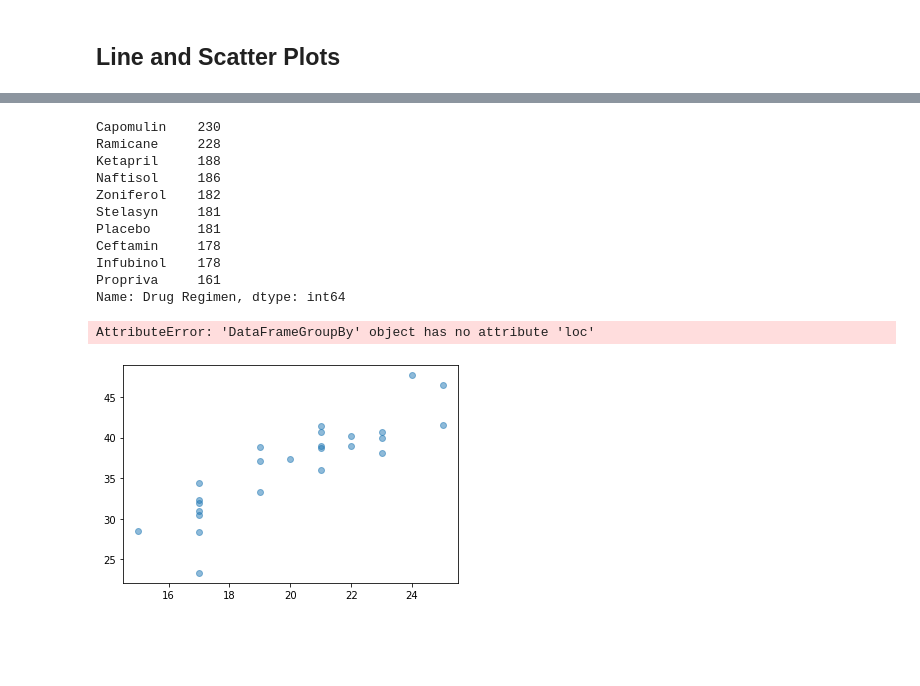
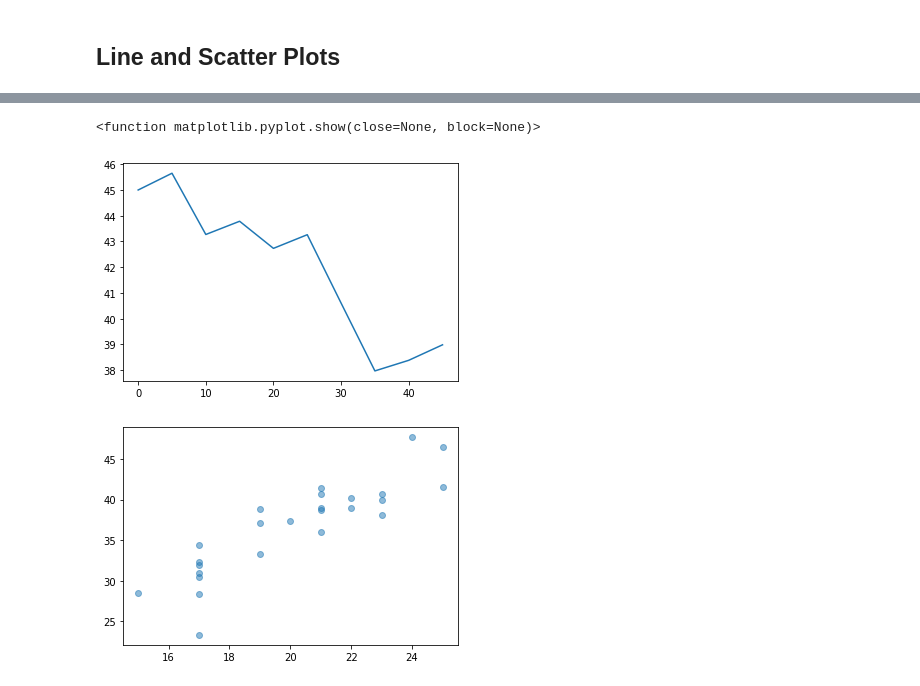
Before and after one commit to l1987deterding/Pymaceuticals, a Jupyter notebook: pymaceuticals_starter.ipynb, the cells around one changed output, grey strips where cells are left out. Cells and saved outputs as stored; diff of their text form; code cells hidden in the pictures; blank space fills up the shorter version.

```diff
--- a/pymaceuticals_starter.ipynb
+++ b/pymaceuticals_starter.ipynb
@@ -97,7 +97,7 @@ mouse_duplicate
 | 917 | g989 | Propriva | Female | 21 | 26 | 20 | 54.657650 | ... |
 # %%
 # Create a clean DataFrame by dropping the duplicate mouse by its ID.
-mouse_data_clean_dr = mouse_data.loc[mouse_data["Mouse ID"] != "g989"]
+mouse_data_clean = mouse_data.loc[mouse_data["Mouse ID"] != "g989"]
 len(mouse_data_clean_dr)
 # %% [output]
 1880
@@ -708,0 +727,3 @@ Values above 51.83201549 could be outliers.
+# %%
+capomulin_df=mouse_data_clean.loc[mouse_data_clean["Drug Regimen"]=="Capomulin"]
+capomulin_df.head()
@@ -708,0 +737,3 @@ Values above 51.83201549 could be outliers.
+# %%
+mouse = capomulin_df.loc[Capomulin["Mouse ID"]=="b128"]
+print(mouse)
@@ -709,31 +758,14 @@ Values above 51.83201549 could be outliers.
 # %%
-#?????????????????????????
-# Generate a line plot of tumor volume vs. time point for a mouse treated with Capomulin
-print(mouse_data["Drug Regimen"].value_counts())
-capomulin_df=mouse_data_clean_dr.loc[mouse_data_clean_dr["Drug Regimen"=='Capomulin']]
-print(Capomulin.head())
-mouse = Capomulin.loc[Capomulin["Mouse ID"=="b128"]]
-print(mouse)
 x_axis = mouse["Timepoint"]
 y_axis = mouse["Tumor Volume (mm3)"]
 plt.xlabel = ("Timepoint")
 plt.ylabel = ("Tumor Volume (mm3)")
 plt.title = ("Tumor Volume vs. Time Point")
 plt.plot(x_axis, y_axis)
 plt.show
 # %% [output]
-Capomulin    230
-Ramicane     228
-Ketapril     188
-Naftisol     186
-Zoniferol    182
-Stelasyn     181
-Placebo      181
-Ceftamin     178
-Infubinol    178
-Propriva     161
-Name: Drug Regimen, dtype: int64
+<function matplotlib.pyplot.show(close=None, block=None)>
-AttributeError: 'DataFrameGroupBy' object has no attribute 'loc'
+[figure, added]
 # %%
 # Generate a scatter plot of average tumor volume vs. mouse weight for the Capomulin regimen
 x_axis = Capomulin_merge["Weight (g)"]
```
Also changed, not shown: parts of 8 cells of this notebook.
